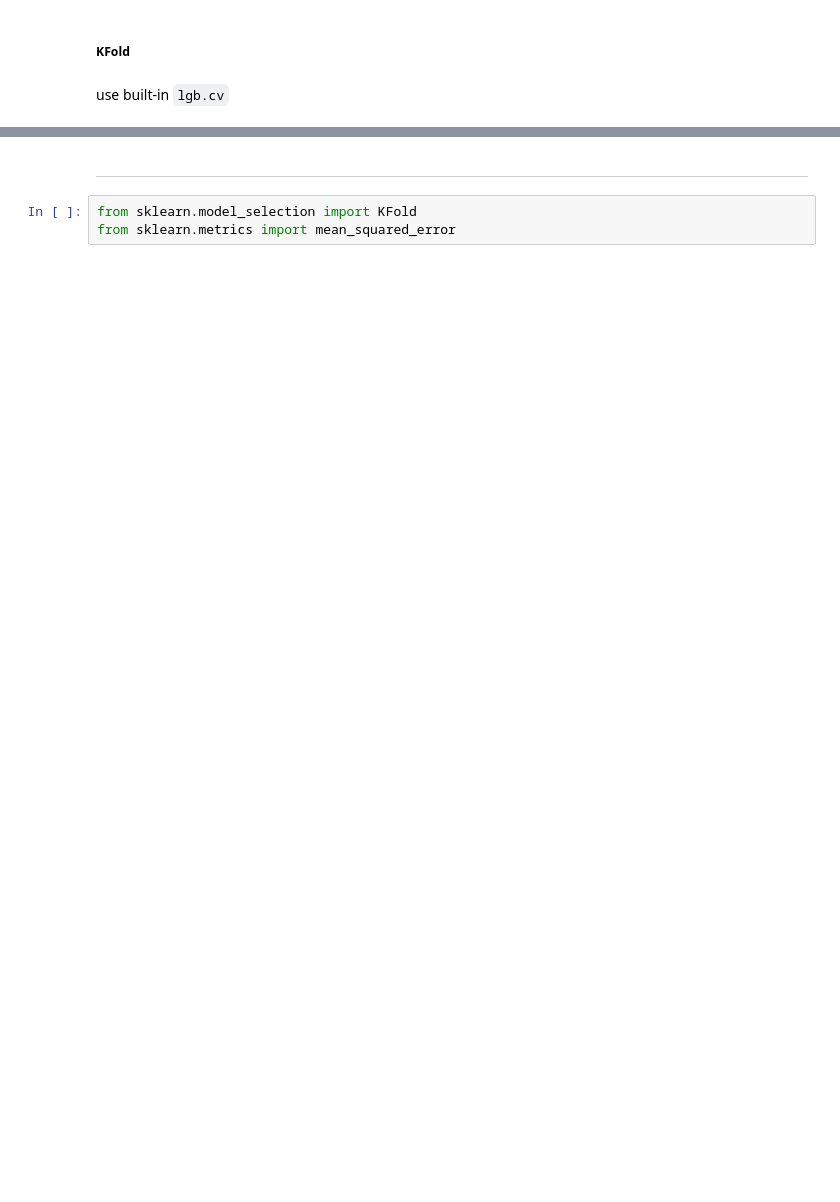
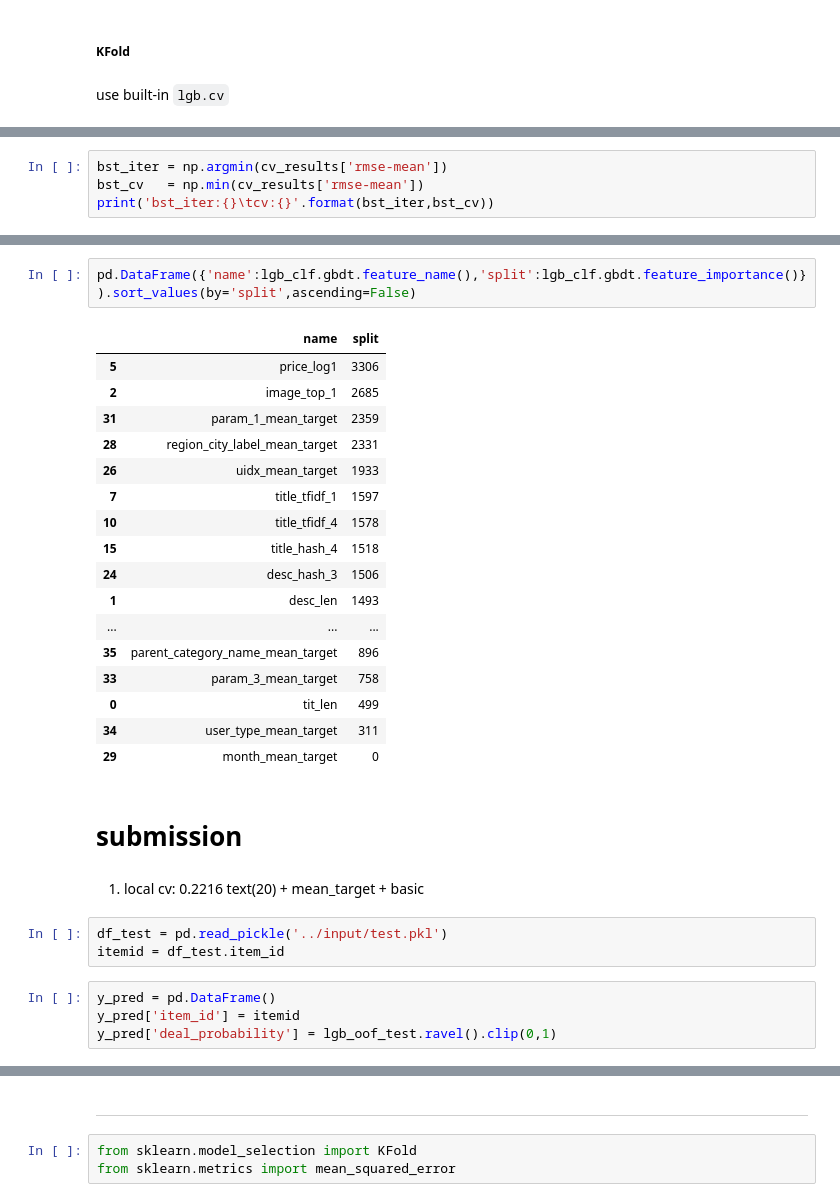
Before and after one commit to ihongChen/kaggle_Avito, a Jupyter notebook: src/lgb_model.ipynb, the cells around one changed output, grey strips where cells are left out. Saved outputs shown, nothing was run; the diff lists cells and outputs as text; blank space fills up the shorter version.

Commit message:
add oof,(mean+text+basic) sub1 to lb:0.2276

```diff
--- a/src/lgb_model.ipynb
+++ b/src/lgb_model.ipynb
@@ -175 +234,5 @@ print('done')
 done
+# %%
+bst_iter = np.argmin(cv_results['rmse-mean'])
+bst_cv   = np.min(cv_results['rmse-mean'])
+print('bst_iter:{}\tcv:{}'.format(bst_iter,bst_cv))
@@ -175,0 +314,32 @@ done
+# %%
+pd.DataFrame({'name':lgb_clf.gbdt.feature_name(),'split':lgb_clf.gbdt.feature_importance()}).sort_values(by='split',ascending=False)
+# %% [output]
+|  | name | split |
+| 5 | price_log1 | 3306 |
+| 2 | image_top_1 | 2685 |
+| 31 | param_1_mean_target | 2359 |
+| 28 | region_city_label_mean_target | 2331 |
+| 26 | uidx_mean_target | 1933 |
+| 7 | title_tfidf_1 | 1597 |
+| 10 | title_tfidf_4 | 1578 |
+| 15 | title_hash_4 | 1518 |
+| 24 | desc_hash_3 | 1506 |
+| 1 | desc_len | 1493 |
+| ... | ... | ... |
+| 35 | parent_category_name_mean_target | 896 |
+| 33 | param_3_mean_target | 758 |
+| 0 | tit_len | 499 |
+| 34 | user_type_mean_target | 311 |
+| 29 | month_mean_target | 0 |
+# %% [markdown]
+# submission
+# %% [markdown]
+1. local cv:  0.2216
+    text(20) + mean_target + basic
+# %%
+df_test = pd.read_pickle('../input/test.pkl')
+itemid = df_test.item_id
+# %%
+y_pred = pd.DataFrame()
+y_pred['item_id'] = itemid
+y_pred['deal_probability'] = lgb_oof_test.ravel().clip(0,1)
```
Also changed, not shown: parts of 23 cells of this notebook, 4 other files.
